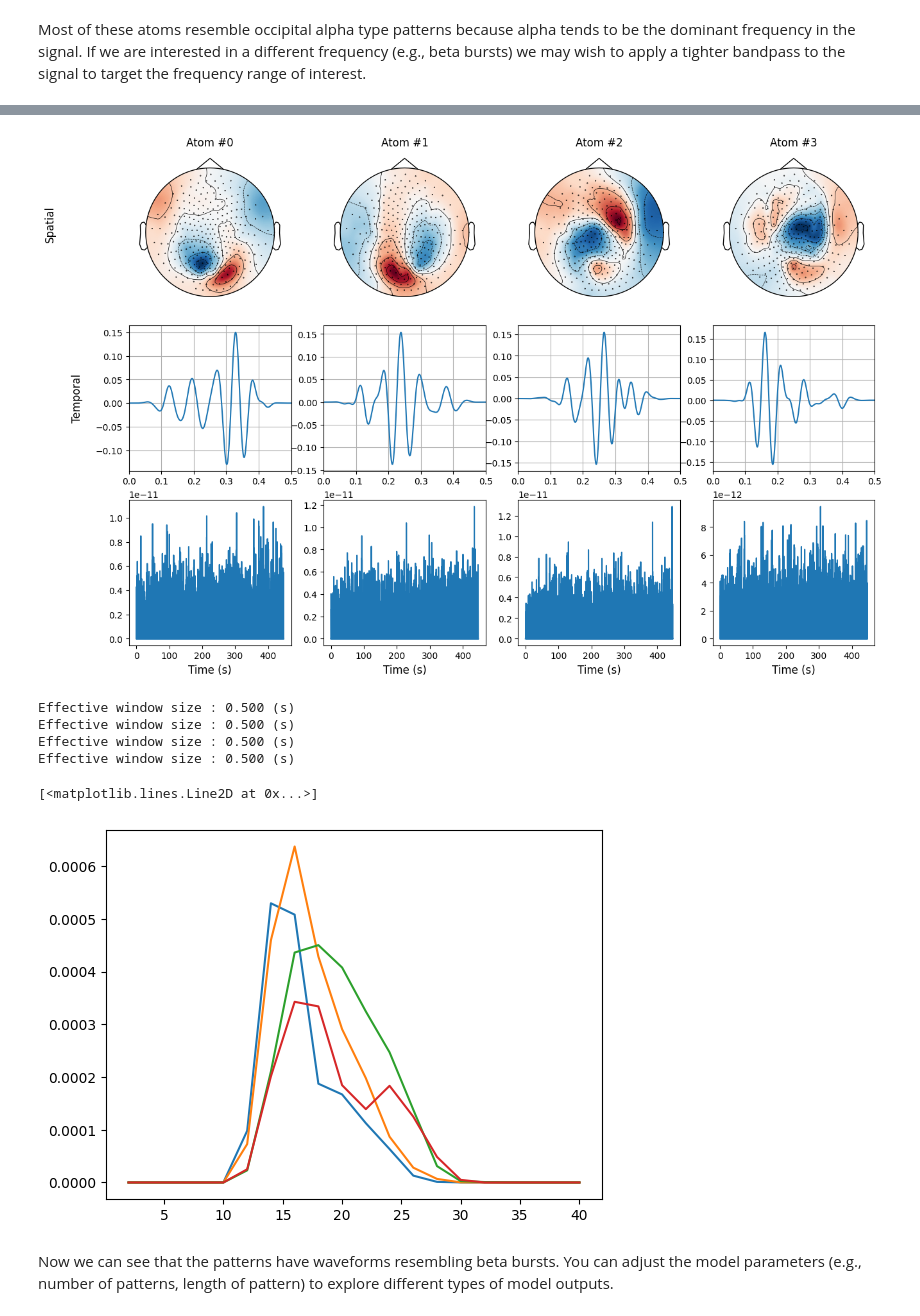
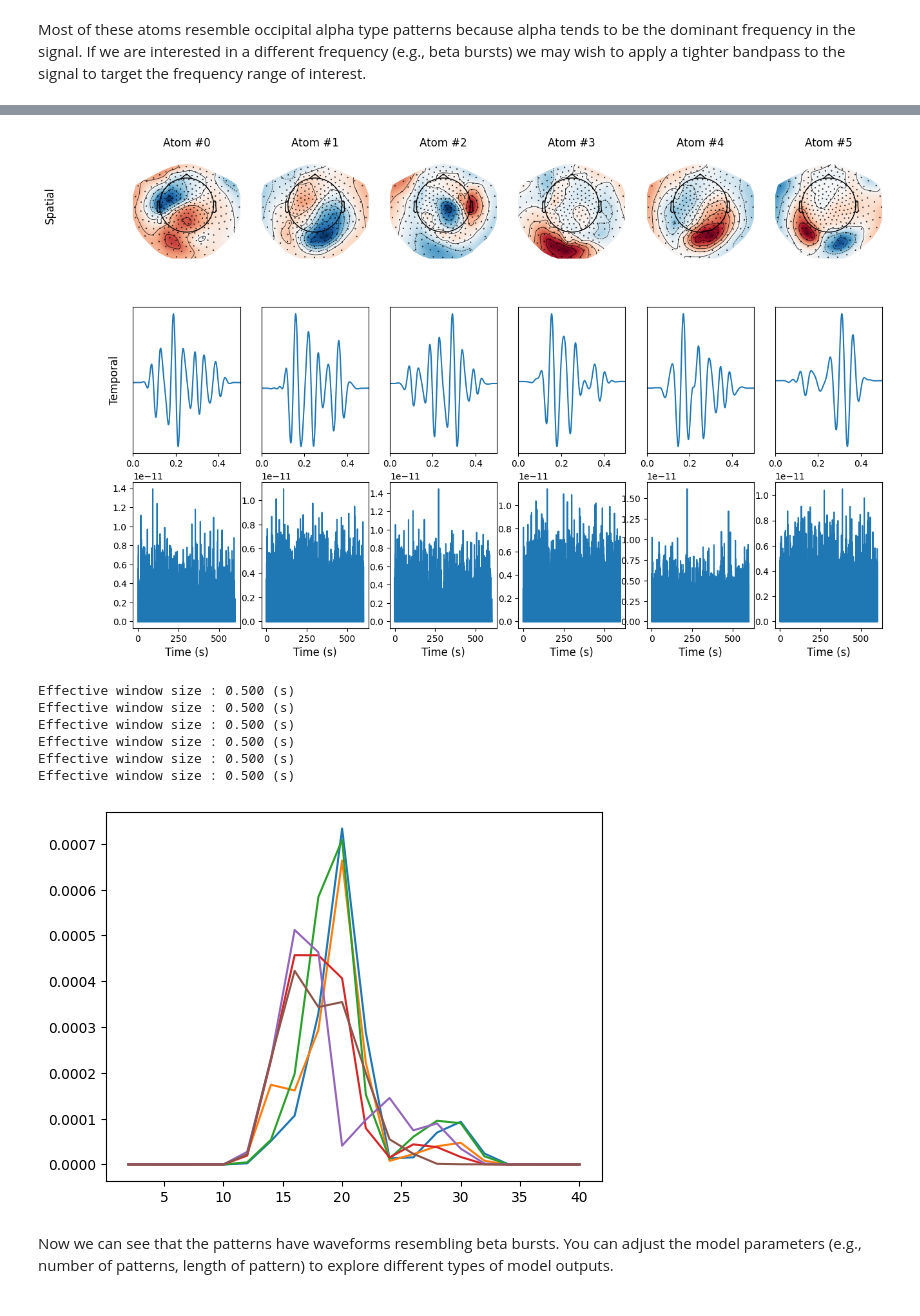
Before and after one commit to lindseypower/BurstDetection_Tutorials, a Jupyter notebook: Tutorials/CDL.ipynb, the cells around one changed output, grey strips where cells are left out. Cells and saved outputs as stored; diff of their text form; code cells hidden in the pictures.

```diff
--- a/Tutorials/CDL.ipynb
+++ b/Tutorials/CDL.ipynb
@@ -94,7 +211,7 @@ More information about adjusting other parameters can be found at https://alphac
 EXP_PARAMS = {
     "sfreq": 1000.,
     "atom_duration": 0.5,   # pattern duration in seconds
-    "n_atoms":4,         # number of patterns to detect
+    "n_atoms": 6,         # number of patterns to detect
     "reg": 0.2,
     "eps": 1e-5,
     "tol_z": 1e-3,
@@ -134,5 +293,9 @@ More information on the specific processing steps of the model can be found in u
 # %%
 # Run CDL model on MEG channels in dataset
+data_len = 600
+
+raw.pick_types(meg=True, ref_meg=False)
 dat = raw.get_data(picks=['meg'])
+dat = dat[0:int(Fs*data_len/2)]
 cdl_model, z_hat_ = run_csc(dat,**CDL_PARAMS)
 # %% [output]
@@ -146,14 +312,11 @@ Refitting the activation to avoid amplitude bias...done
 ## Plotting ##
 
 # Read in a layout file for plotting the sensor topography
-# This may not be necessary depending on how the data was preprocessed - required here because the data was preprocessed in brainstorm
-pos_file = '/export03/data/lindseyp/burst_methods_review/ctf270.mat'
-ctf270 = io.loadmat(pos_file)
 
 # Set plotting parameters
 Fs = 1000
 fontsize = 12
-n_atoms_per_fig = 4
+n_atoms_per_fig = 6
 n_plot_per_atom = 3
 n_atoms_est = z_hat_.shape[1]
 info = raw.info
@@ -177,7 +340,7 @@ for fig_idx, (atoms_start, atoms_stop) in enumerate(atoms_in_figs, start=1):
 
         # Spatial pattern
         u_hat = cdl_model.u_hat_[kk]
-        mne.viz.plot_topomap(u_hat,  pos = ctf270['pos'], sphere=0.5,axes=ax, show=False)
+        mne.viz.plot_topomap(u_hat, info,axes=ax, show=False)
         if i_atom == 0:
             ax.set_ylabel("Spatial", labelpad=86, fontsize=fontsize)
 
@@ -186,10 +349,11 @@ for fig_idx, (atoms_start, atoms_stop) in enumerate(atoms_in_figs, start=1):
         v_hat = cdl_model.v_hat_[kk]
         t = np.arange(v_hat.size) / Fs
         ax.plot(t, v_hat)
-        ax.grid(True)
+        #ax.grid(True)
         ax.set_xlim(0, atom_duration)  # crop x axis
         if i_atom == 0:
             ax.set_ylabel("Temporal", labelpad=14, fontsize=fontsize)
+        ax.set_yticks([])
 
         # Atom's activations
         padding = np.zeros(int(atom_duration*Fs-1))
@@ -229,6 +399,7 @@ Most of these atoms resemble occipital alpha type patterns because alpha tends t
 # Filter the data to 15-30 Hz frequency range and then run CDL model again
 raw.filter(15,30)
 dat = raw.get_data(picks=['meg'])
+dat = dat[0:int(Fs*data_len/2)]
 cdl_model, z_hat_ = run_csc(dat,**CDL_PARAMS)
 # %% [output]
 Filtering raw data in 1 contiguous segment
@@ -268,36 +439,38 @@ for fig_idx, (atoms_start, atoms_stop) in enumerate(atoms_in_figs, start=1):
         n_plot_per_atom, n_atoms_per_fig, figsize=figsize)
     figs.append(fig)
     fig.suptitle(None, fontsize=fontsize)
     for i_atom, kk in enumerate(range(atoms_start, atoms_stop)):
         ax = axes[0, i_atom]
         ax.set_title("Atom #" + str(kk), fontsize=fontsize)
 
         # Spatial pattern
         u_hat = cdl_model.u_hat_[kk]
-        mne.viz.plot_topomap(u_hat,  pos = ctf270['pos'], sphere=0.5,axes=ax, show=False)
+        mne.viz.plot_topomap(u_hat,  info,axes=ax, show=False)
         if i_atom == 0:
             ax.set_ylabel("Spatial", labelpad=86, fontsize=fontsize)
 
         # Temporal pattern
         ax = axes[1, i_atom]
         v_hat = cdl_model.v_hat_[kk]
         t = np.arange(v_hat.size) / Fs
         ax.plot(t, v_hat)
-        ax.grid(True)
+        #ax.grid(True)
         ax.set_xlim(0, atom_duration)  # crop x axis
         if i_atom == 0:
             ax.set_ylabel("Temporal", labelpad=14, fontsize=fontsize)
+        ax.set_yticks([])
 
         # Atom's activations
         padding = np.zeros(int(atom_duration*Fs-1))
         z_hat = z_hat_[0,kk,:]
         z_hat = np.concatenate([z_hat, padding])
         ax = axes[2, i_atom]
         t1 = np.arange(0,dat.shape[1])/ Fs
         ax.plot(t1, z_hat)
         ax.set_xlabel("Time (s)", fontsize=fontsize)
+plt.show()
 # %% [output]
-[figure, old version]
+[figure, new version]
 # %%
 # Plot PSD to show the frequency composition of each detected pattern
 v_hat = cdl_model.v_hat_
@@ -307,17 +480,23 @@ PSD0, PSD_fVec = mne.time_frequency.psd_array_welch(v_hat[0,:], Fs, fmin=1, fmax
 PSD1, PSD_fVec = mne.time_frequency.psd_array_welch(v_hat[1,:], Fs, fmin=1, fmax=40, n_fft=500, n_overlap=400)
 PSD2, PSD_fVec = mne.time_frequency.psd_array_welch(v_hat[2,:], Fs, fmin=1, fmax=40, n_fft=500, n_overlap=400)
 PSD3, PSD_fVec = mne.time_frequency.psd_array_welch(v_hat[3,:], Fs, fmin=1, fmax=40, n_fft=500, n_overlap=400)
+PSD4, PSD_fVec = mne.time_frequency.psd_array_welch(v_hat[4,:], Fs, fmin=1, fmax=40, n_fft=500, n_overlap=400)
+PSD5, PSD_fVec = mne.time_frequency.psd_array_welch(v_hat[5,:], Fs, fmin=1, fmax=40, n_fft=500, n_overlap=400)
 
 plt.plot(PSD_fVec, PSD0)
 plt.plot(PSD_fVec, PSD1)
 plt.plot(PSD_fVec, PSD2)
 plt.plot(PSD_fVec, PSD3)
+plt.plot(PSD_fVec, PSD4)
+plt.plot(PSD_fVec, PSD5)
+plt.show()
 # %% [output]
 Effective window size : 0.500 (s)
 Effective window size : 0.500 (s)
 Effective window size : 0.500 (s)
 Effective window size : 0.500 (s)
+Effective window size : 0.500 (s)
+Effective window size : 0.500 (s)
-[<matplotlib.lines.Line2D at 0x...>]
-[figure, old version]
+[figure, new version]
 # %% [markdown]
 Now we can see that the patterns have waveforms resembling beta bursts. You can adjust the model parameters (e.g., number of patterns, length of pattern) to explore different types of model outputs.
```
Also changed, not shown: parts of 11 cells of this notebook, 1 other file.
